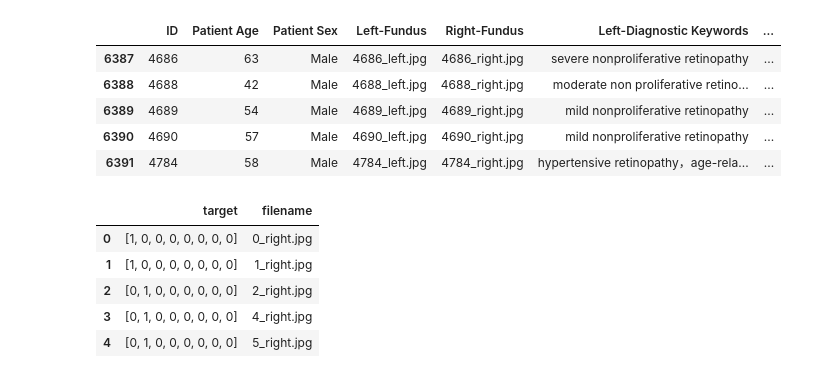
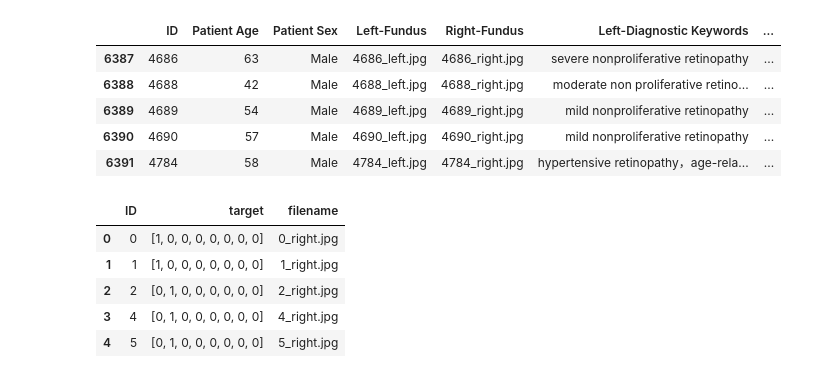
Before and after one commit to dsong124/Data-Science-Project, a Jupyter notebook: draft.ipynb, the cells around one changed output. Drawn from its saved outputs; the diff is of its cells as text; code cells hidden in the pictures.

```diff
--- a/draft.ipynb
+++ b/draft.ipynb
@@ -64,15 +65,18 @@ df.tail()
 | 6390 | 4690 | 57 | Male | 4690_left.jpg | 4690_right.jpg | mild nonproliferative retinopathy | ... |
 | 6391 | 4784 | 58 | Male | 4784_left.jpg | 4784_right.jpg | hypertensive retinopathy，age-rela... | ... |
 # %%
-cols = ["ID", "Patient Age", "Patient Sex", "Left-Fundus", "Right-Fundus", "Left-Diagnostic Keywords", "Right-Diagnostic Keywords",
-                "filepath", "N", "D", "G", "C", "A", "H", "M", "O", "labels"]
+cols = [ "Patient Age", "Patient Sex", "Left-Fundus",
+        "Right-Fundus", "Left-Diagnostic Keywords",
+        "Right-Diagnostic Keywords",
+        "filepath", "N", "D", "G", "C", "A", "H", "M", "O",
+        "labels"]
 df = df.drop(cols, axis=1)
 df.head()
 # %% [output]
-|  | target | filename |
-| 0 | [1, 0, 0, 0, 0, 0, 0, 0] | 0_right.jpg |
-| 1 | [1, 0, 0, 0, 0, 0, 0, 0] | 1_right.jpg |
-| 2 | [0, 1, 0, 0, 0, 0, 0, 0] | 2_right.jpg |
-| 3 | [0, 1, 0, 0, 0, 0, 0, 0] | 4_right.jpg |
-| 4 | [0, 1, 0, 0, 0, 0, 0, 0] | 5_right.jpg |
+|  | ID | target | filename |
+| 0 | 0 | [1, 0, 0, 0, 0, 0, 0, 0] | 0_right.jpg |
+| 1 | 1 | [1, 0, 0, 0, 0, 0, 0, 0] | 1_right.jpg |
+| 2 | 2 | [0, 1, 0, 0, 0, 0, 0, 0] | 2_right.jpg |
+| 3 | 4 | [0, 1, 0, 0, 0, 0, 0, 0] | 4_right.jpg |
+| 4 | 5 | [0, 1, 0, 0, 0, 0, 0, 0] | 5_right.jpg |
 # %%
```
Also changed, not shown: parts of 5 cells of this notebook.
